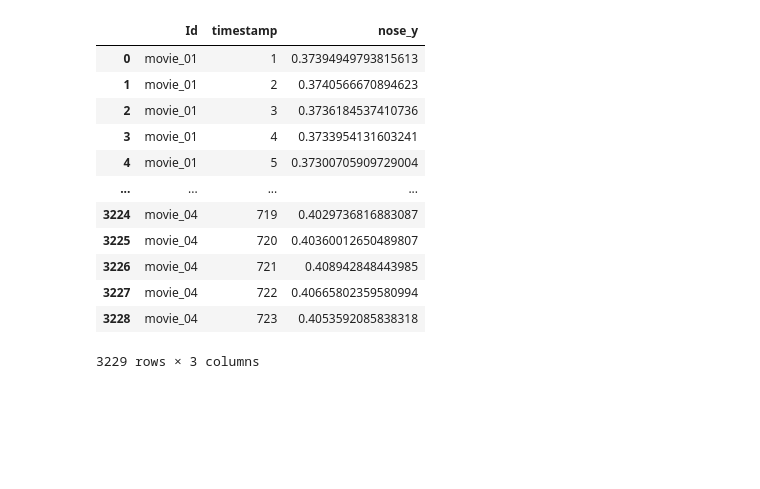
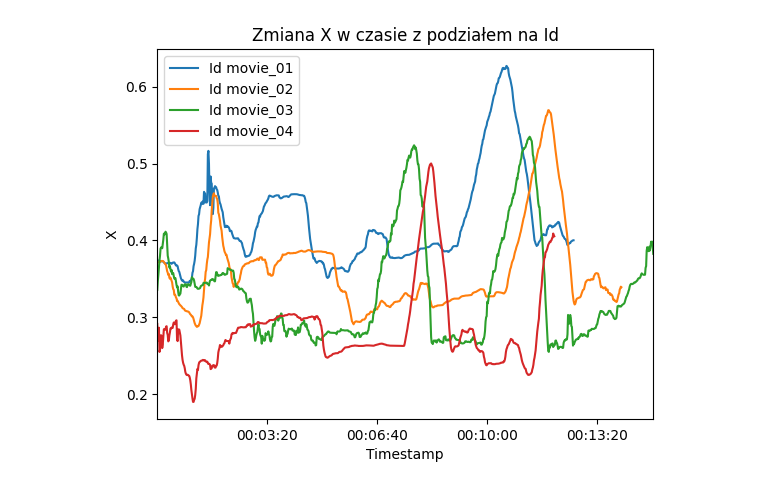
Before and after one commit to MateuszKunik/StrengthCoach, a Jupyter notebook: notebooks/0.1-mkunik-data-generation.ipynb, the cells around one changed output. Drawn from its saved outputs; the diff is of its cells as text; code cells hidden in the pictures; blank space fills up the shorter version.

```diff
--- a/notebooks/0.1-mkunik-data-generation.ipynb
+++ b/notebooks/0.1-mkunik-data-generation.ipynb
@@ -13,7 +12,7 @@ from custom_pose_landmarks import CustomPoseLandmark
 mp_drawing = solutions.drawing_utils
 mp_pose = solutions.pose
 
-custom_pose = CustomPoseLandmark(mp_pose)
+pose = CustomPoseLandmark(mp_pose)
 # %%
 def generate_dataframe(source, mp_pose, mp_drawing, custom_pose, detection_confidence=0.5, tracking_confidence=0.5, video_display=False):
     """
@@ -53,33 +52,29 @@ def generate_dataframe(source, mp_pose, mp_drawing, custom_pose, detection_confi
                 image.flags.writeable = True
                 image = cv2.cvtColor(image, cv2.COLOR_RGB2BGR)
 
+
                 # Get custom pose landmarks
                 custom_pose_landmarks = get_custom_landmarks(
                     mp_pose=mp_pose,
                     custom_pose=custom_pose,
-                    landmarks=results.pose_landmarks
-                )
-
+                    landmarks=results.pose_landmarks)
 
                 # Prepare a single record storage
-                record = np.array([Id, time])
+                record = [Id, time]
 
                 # Create record containing video id, actual time and pose landmark coordinates
                 for landmark in custom_pose_landmarks.landmark:
                     # Extract pose landmarks coordinates and store as array
                     coordinates = landmark2array(landmark)[:3]
-                    record = np.concatenate(
-                        [
-                            record,
-                            coordinates
-                        ]
-                    )
+                    record += coordinates.tolist()
 
-                # Save pose landmarks coordinates in time as DataFrame
+                # Save collected data in DataFrame format
                 dataframe = pd.concat(
                     [dataframe, pd.DataFrame([record], columns=dataframe.columns)],
                     ignore_index=True
                 )
+
+                dataframe['timestamp'] = pd.to_timedelta(dataframe['timestamp'], unit='s')
 
                 # Display video if necessary
                 if video_display:
@@ -106,31 +101,31 @@ def generate_dataframe(source, mp_pose, mp_drawing, custom_pose, detection_confi
     return dataframe
 # %%
 main_path = Path('../data/raw/squat/')
-dataframe = prepare_dataframe(custom_pose)
+dataframe = prepare_dataframe(pose)
 
 for file_path in main_path.iterdir():
     tmp = generate_dataframe(
         source=file_path,
         mp_pose=mp_pose,
         mp_drawing=mp_drawing,
-        custom_pose=custom_pose,
-        video_display=False
+        custom_pose=pose
     )
 
     dataframe = pd.concat([dataframe, tmp], ignore_index=True)
-# %%
-dataframe[['Id', 'timestamp', 'nose_y']]
-# %% [output]
-|  | Id | timestamp | nose_y |
-| 0 | movie_01 | 1 | 0.37394949793815613 |
-| 1 | movie_01 | 2 | 0.3740566670894623 |
-| 2 | movie_01 | 3 | 0.3736184537410736 |
-| 3 | movie_01 | 4 | 0.3733954131603241 |
-| 4 | movie_01 | 5 | 0.37300705909729004 |
-| ... | ... | ... | ... |
-| 3224 | movie_04 | 719 | 0.4029736816883087 |
-| 3225 | movie_04 | 720 | 0.40360012650489807 |
-| 3226 | movie_04 | 721 | 0.408942848443985 |
-| 3227 | movie_04 | 722 | 0.40665802359580994 |
-| 3228 | movie_04 | 723 | 0.4053592085838318 |
-3229 rows × 3 columns
+# %%
+import matplotlib.pyplot as plt
+
+df = dataframe[['Id', 'timestamp', 'nose_y']]
+
+fig, ax = plt.subplots()
+for key, group in df.groupby('Id'):
+    group.plot(x='timestamp', y='nose_y', ax=ax, label=f'Id {key}')
+
+plt.legend()
+plt.title('Zmiana X w czasie z podziałem na Id')
+plt.xlabel('Timestamp')
+plt.ylabel('X')
+
+plt.show()
+# %% [output]
+[figure, added]
```
Also changed, not shown: parts of 1 cell of this notebook.
